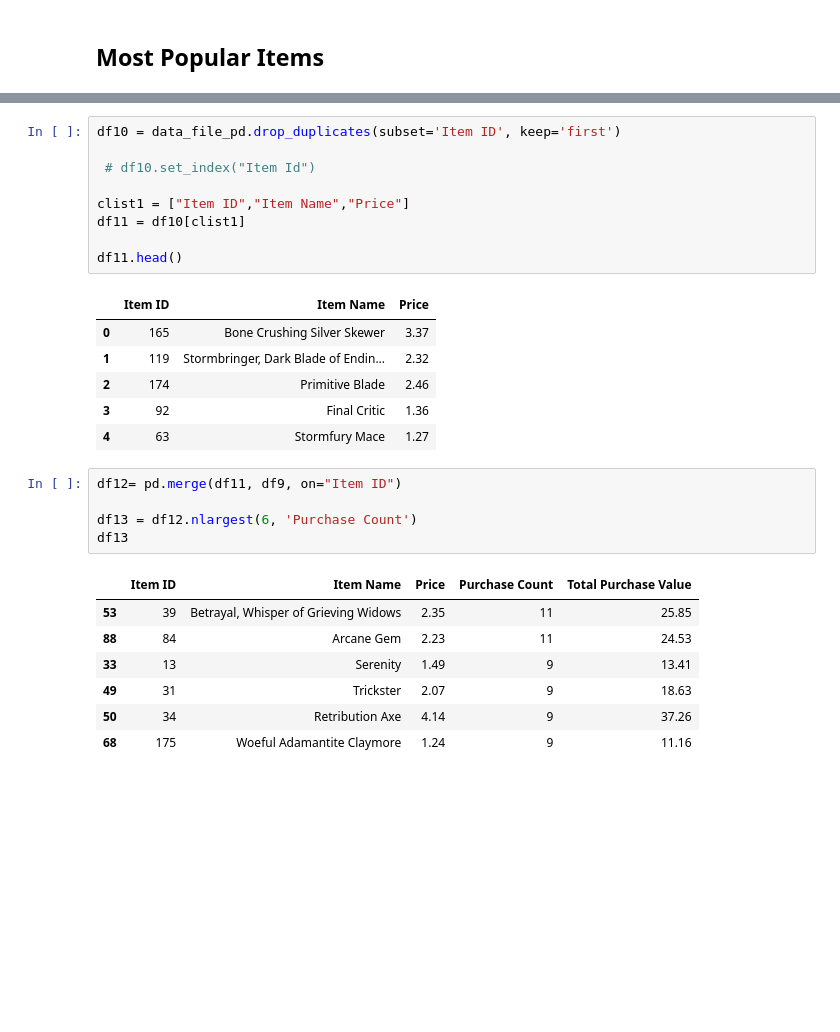
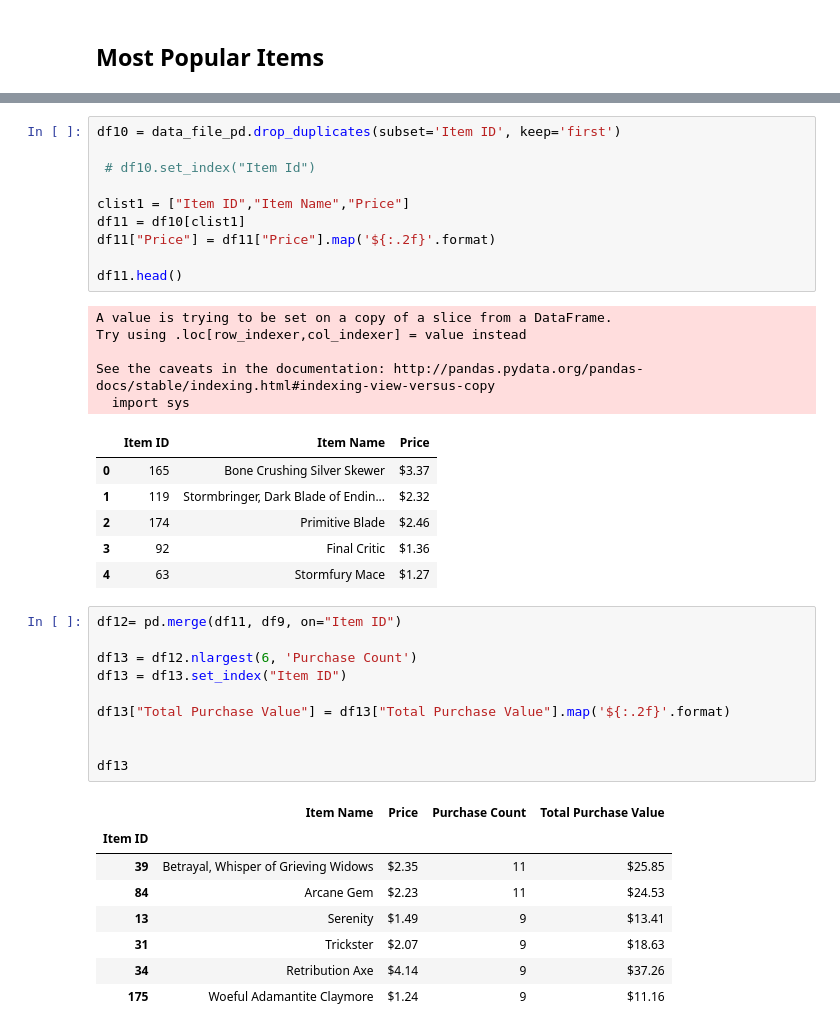
Before and after one commit to rashimjain/pandas-challenge, a Jupyter notebook: HeroesOfPymoli/HeroesOfPymoli_Solved.ipynb, the cells around one changed output, grey strips where cells are left out. Drawn from its saved outputs; the diff is of its cells as text; blank space fills up the shorter version.

```diff
--- a/HeroesOfPymoli/HeroesOfPymoli_Solved.ipynb
+++ b/HeroesOfPymoli/HeroesOfPymoli_Solved.ipynb
@@ -359,28 +349,40 @@ df10 = data_file_pd.drop_duplicates(subset='Item ID', keep='first')
 
 clist1 = ["Item ID","Item Name","Price"]
 df11 = df10[clist1]
+df11["Price"] = df11["Price"].map('${:.2f}'.format)
 
 df11.head()
 # %% [output]
+A value is trying to be set on a copy of a slice from a DataFrame.
+Try using .loc[row_indexer,col_indexer] = value instead
+
+See the caveats in the documentation: http://pandas.pydata.org/pandas-docs/stable/indexing.html#indexing-view-versus-copy
+  import sys
 |  | Item ID | Item Name | Price |
-| 0 | 165 | Bone Crushing Silver Skewer | 3.37 |
-| 1 | 119 | Stormbringer, Dark Blade of Endin... | 2.32 |
-| 2 | 174 | Primitive Blade | 2.46 |
-| 3 | 92 | Final Critic | 1.36 |
-| 4 | 63 | Stormfury Mace | 1.27 |
+| 0 | 165 | Bone Crushing Silver Skewer | $3.37 |
+| 1 | 119 | Stormbringer, Dark Blade of Endin... | $2.32 |
+| 2 | 174 | Primitive Blade | $2.46 |
+| 3 | 92 | Final Critic | $1.36 |
+| 4 | 63 | Stormfury Mace | $1.27 |
 # %%
 df12= pd.merge(df11, df9, on="Item ID")
 
 df13 = df12.nlargest(6, 'Purchase Count')
+df13 = df13.set_index("Item ID")
+
+df13["Total Purchase Value"] = df13["Total Purchase Value"].map('${:.2f}'.format)
+
+
 df13
 # %% [output]
-|  | Item ID | Item Name | Price | Purchase Count | Total Purchase Value |
-| 53 | 39 | Betrayal, Whisper of Grieving Widows | 2.35 | 11 | 25.85 |
-| 88 | 84 | Arcane Gem | 2.23 | 11 | 24.53 |
-| 33 | 13 | Serenity | 1.49 | 9 | 13.41 |
-| 49 | 31 | Trickster | 2.07 | 9 | 18.63 |
-| 50 | 34 | Retribution Axe | 4.14 | 9 | 37.26 |
-| 68 | 175 | Woeful Adamantite Claymore | 1.24 | 9 | 11.16 |
+|  | Item Name | Price | Purchase Count | Total Purchase Value |
+| Item ID |  |  |  |  |
+| 39 | Betrayal, Whisper of Grieving Widows | $2.35 | 11 | $25.85 |
+| 84 | Arcane Gem | $2.23 | 11 | $24.53 |
+| 13 | Serenity | $1.49 | 9 | $13.41 |
+| 31 | Trickster | $2.07 | 9 | $18.63 |
+| 34 | Retribution Axe | $4.14 | 9 | $37.26 |
+| 175 | Woeful Adamantite Claymore | $1.24 | 9 | $11.16 |
 # %%
 # Part 9 - Identify the 5 most profitable items by total purchase value, then list (in a table):
 #  * Item ID
```
Also changed, not shown: parts of 3 cells of this notebook, 1 other file.
